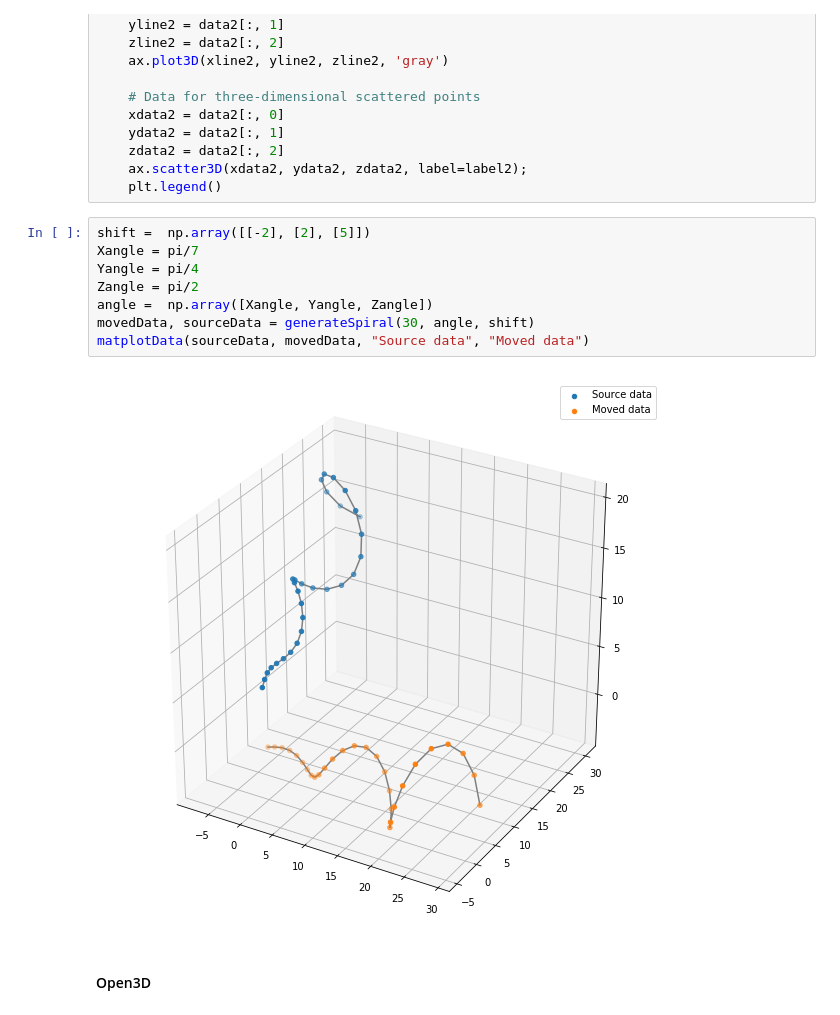
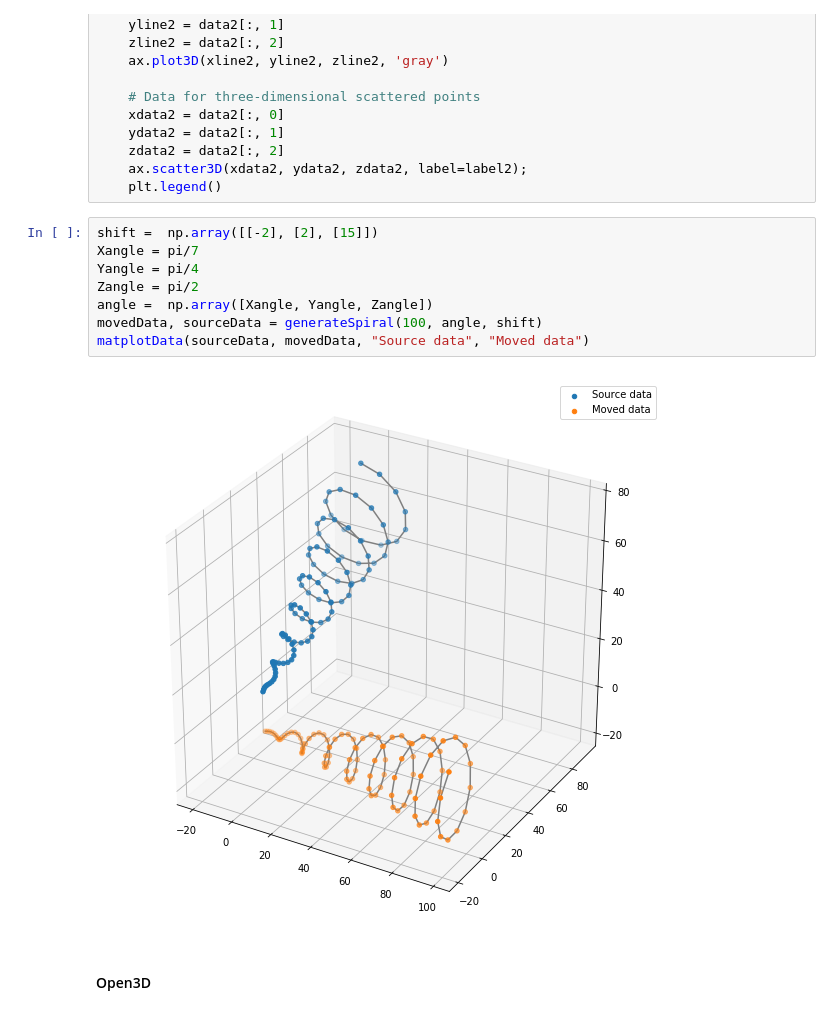
Before and after one commit to JyotiSunkara/ICP, a Jupyter notebook: Plotting Point Clouds.ipynb, the cells around one changed output. Drawn from its saved outputs; the diff is of its cells as text.

```diff
--- a/Plotting Point Clouds.ipynb
+++ b/Plotting Point Clouds.ipynb
@@ -244,15 +245,15 @@ def matplotData(data1, data2, label1, label2):
     ax.scatter3D(xdata2, ydata2, zdata2, label=label2);
     plt.legend()
 # %%
-shift =  np.array([[-2], [2], [5]])
+shift =  np.array([[-2], [2], [15]])
 Xangle = pi/7
 Yangle = pi/4
 Zangle = pi/2
 angle =  np.array([Xangle, Yangle, Zangle])
-movedData, sourceData = generateSpiral(30, angle, shift)
+movedData, sourceData = generateSpiral(100, angle, shift)
 matplotData(sourceData, movedData, "Source data", "Moved data")
 # %% [output]
-[figure, old version]
+[figure, new version]
 # %% [markdown]
 #### Open3D
 # %%
```
Also changed, not shown: parts of 10 cells of this notebook, 6 other files.
